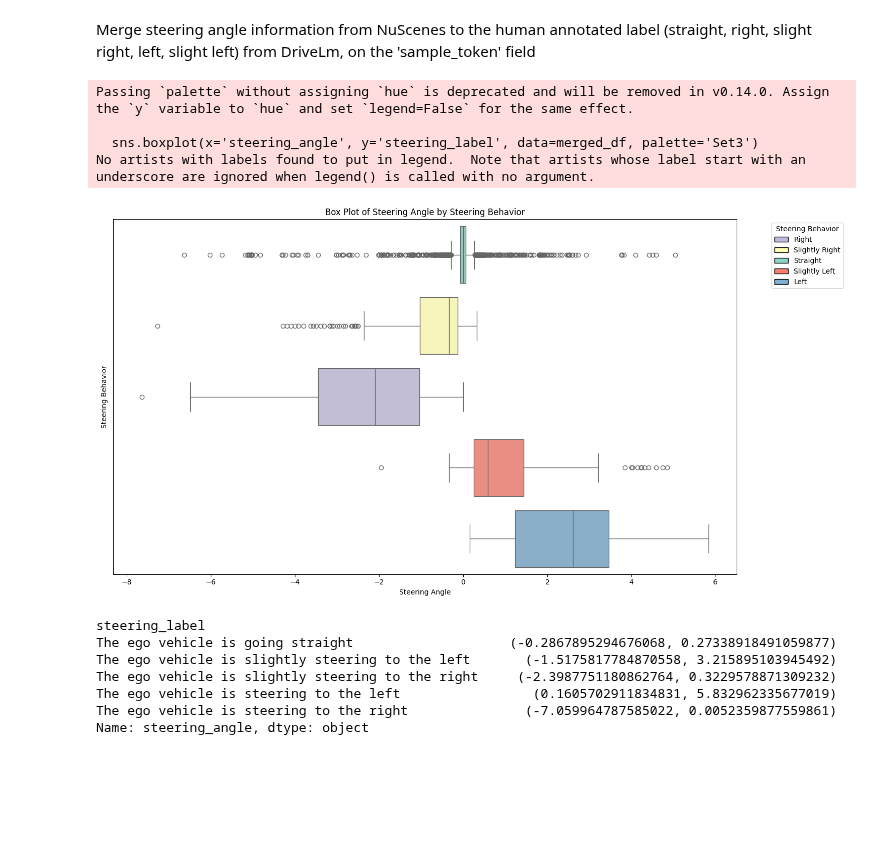
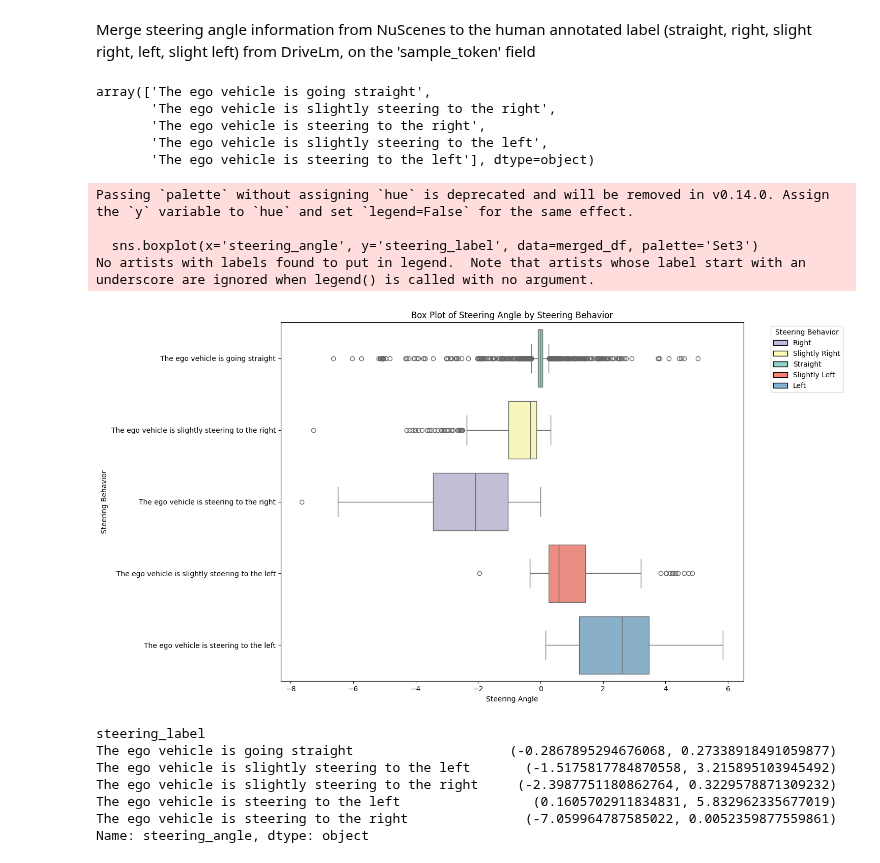
Before and after one commit to SaraMo14/MasterThesis, a Jupyter notebook: notebooks/drivelm_statistics.ipynb, the cells around one changed output. Saved outputs shown, nothing was run; the diff lists cells and outputs as text; code cells hidden in the pictures; blank space fills up the shorter version.

```diff
--- a/notebooks/drivelm_statistics.ipynb
+++ b/notebooks/drivelm_statistics.ipynb
@@ -132,6 +135,14 @@ Merge steering angle information from NuScenes to the human annotated label (str
 # %%
 can_df = pd.read_csv(DATAROOT / 'can_data.csv')[['sample_token','steering_angle']]
 merged_df = pd.merge(drivelm_filtered, can_df, left_on='key_frame_token', right_on='sample_token', how='inner')#.drop(columns=['location', 'sample_token', 'scene_token_y'])
+# %%
+drivelm_filtered['steering_label'].unique()
+# %% [output]
+array(['The ego vehicle is going straight',
+       'The ego vehicle is slightly steering to the right',
+       'The ego vehicle is steering to the right',
+       'The ego vehicle is slightly steering to the left',
+       'The ego vehicle is steering to the left'], dtype=object)
 # %%
 # Create the box plot
 plt.figure(figsize=(15, 8))
@@ -139,35 +150,35 @@ sns.boxplot(x='steering_angle', y='steering_label', data=merged_df, palette='Set
 
 #create legend
 plt.legend(title='Steering Behavior', bbox_to_anchor=(1.05, 1), loc='upper left')
 
 # Create a legend
 legend_elements = [
     Patch(facecolor=sns.color_palette('Set3')[2], edgecolor='black', label='Right'),
     Patch(facecolor=sns.color_palette('Set3')[1], edgecolor='black', label='Slightly Right'),
     Patch(facecolor=sns.color_palette('Set3')[0], edgecolor='black', label='Straight'),
     Patch(facecolor=sns.color_palette('Set3')[3], edgecolor='black', label='Slightly Left'),
     Patch(facecolor=sns.color_palette('Set3')[4], edgecolor='black', label='Left')
 
 ]
 
 plt.legend(handles=legend_elements, title='Steering Behavior', bbox_to_anchor=(1.05, 1), loc='upper left')
 
 
 # Set plot title and labels
 plt.title('Box Plot of Steering Angle by Steering Behavior')
 plt.xlabel('Steering Angle')
 plt.ylabel('Steering Behavior')
-plt.yticks([])
+#plt.yticks([])
 
 # Display the plot
 plt.tight_layout()
 plt.show()
 # %% [output]
 Passing `palette` without assigning `hue` is deprecated and will be removed in v0.14.0. Assign the `y` variable to `hue` and set `legend=False` for the same effect.
 
   sns.boxplot(x='steering_angle', y='steering_label', data=merged_df, palette='Set3')
 No artists with labels found to put in legend.  Note that artists whose label start with an underscore are ignored when legend() is called with no argument.
-[figure, old version]
+[figure, new version]
 # %%
 # Group the data by steering angle and calculate IQR for each group
 #note: we exclude outliers
```
Also changed, not shown: parts of 1 cell of this notebook, 14 other files.
